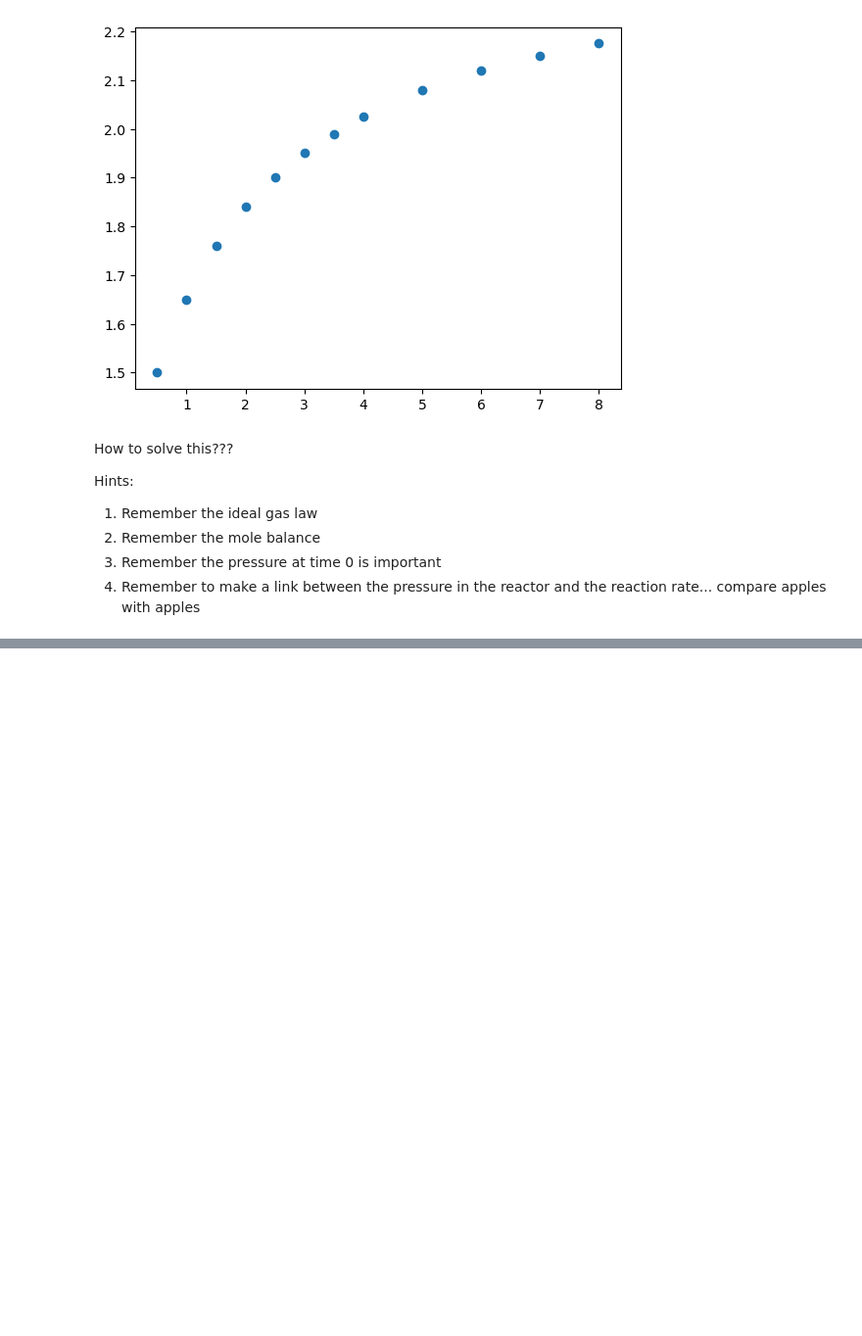
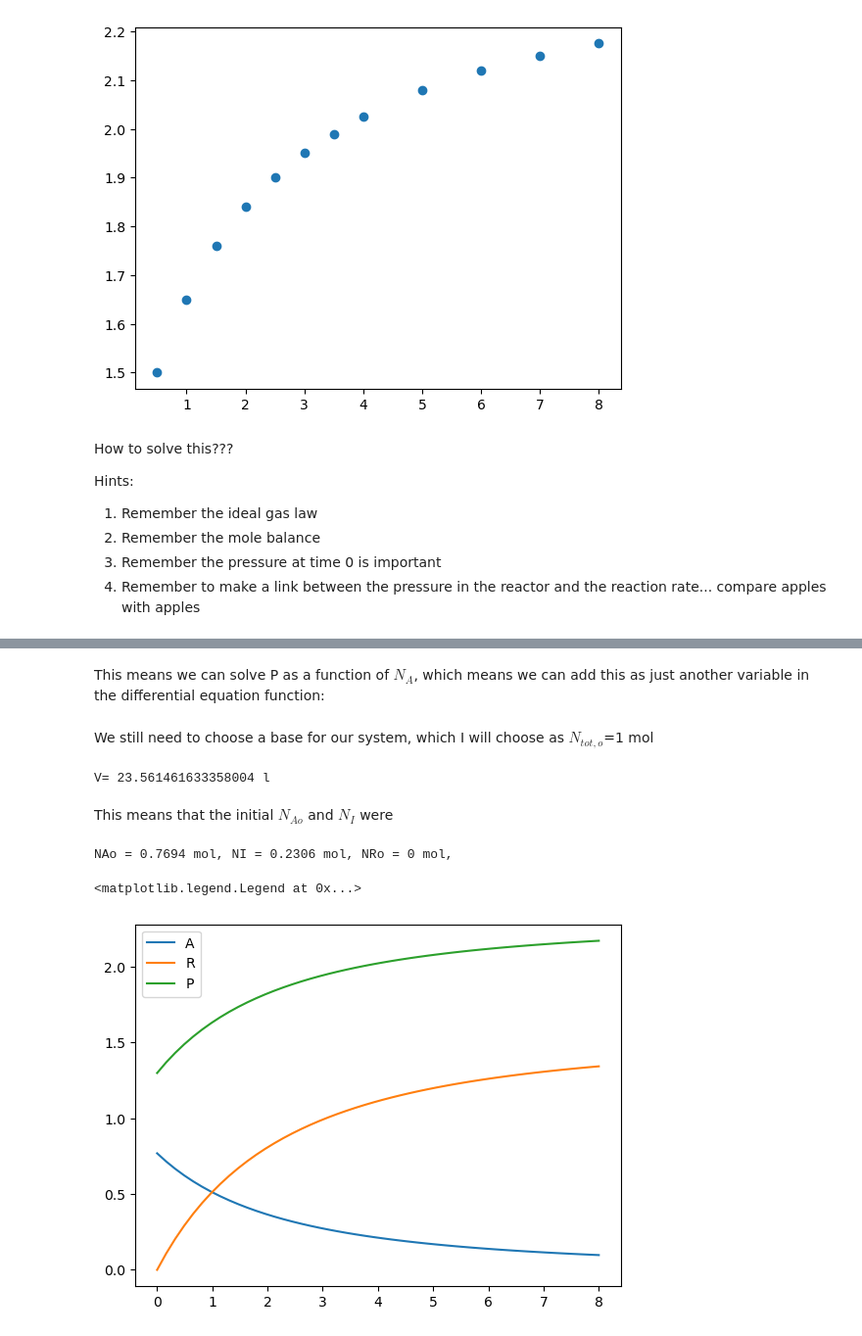
Before and after one commit to HGBrink/CKN321_2023, a Jupyter notebook: Chapter 2/Chapter 2.ipynb, the cells around one changed output, grey strips where cells are left out. Shown at 98% size. Saved outputs shown, nothing was run; the diff lists cells and outputs as text; code cells hidden in the pictures; blank space fills up the shorter version.

```diff
--- a/Chapter 2/Chapter 2.ipynb
+++ b/Chapter 2/Chapter 2.ipynb
@@ -98,0 +264,58 @@ Hints:
+# %% [markdown]
+This means we can solve P as a function of $N_A$, which means we can add this as just another variable in the differential equation function:
+# %%
+def ri(NA):
+    return -k*(NA/V)**n
+
+def diffs(var, t): #remember to describe the dependent variable and then the independent variable
+    NA = var[0]
+    NR = var[1]
+    P = var[2]
+    rA = ri(NA)
+    rR = -2*rA
+    dNAdt = rA*V
+    dNRdt = rR*V
+    dPdt = R*T*-rA
+    return [dNAdt, dNRdt, dPdt]
+# %% [markdown]
+We still need to choose a base for our system, which I will choose as $N_{tot,o}$=1 mol
+# %%
+P = Ptoto*101.325 #kPa
+Ntoto = 1 #mol
+R = 8.314 #kPa.L/mol.K
+T = 100+273.15 #K
+
+V = Ntoto*R*T/(P)
+
+print('V=', V, 'l')
+# %% [output]
+V= 23.561461633358004 l
+# %% [markdown]
+This means that the initial $N_{Ao}$ and $N_I$ were
+# %%
+NAo = 0.7694*Ntoto
+NI = 0.2306*Ntoto
+NRo = 0
+
+print('NAo =', NAo, 'mol,', 'NI =', NI, 'mol,', 'NRo =', NRo, 'mol,')
+# %% [output]
+NAo = 0.7694 mol, NI = 0.2306 mol, NRo = 0 mol,
+# %%
+from scipy.integrate import odeint
+from numpy import linspace
+
+def sol(k, n):
+    tspan = linspace(0, 8)
+    var = odeint(diffs, [NAo, NRo, Ptoto*101.325], tspan)
+    return var
+
+var = sol(1, 1)
+NA = var[:, 0]
+NR = var[:, 1]
+P = var[:, 2]
+
+plt.plot(tspan, NA, tspan, NR, tspan, P/101.325)
+plt.legend(['A', 'R', 'P'])
+# %% [output]
+<matplotlib.legend.Legend at 0x...>
+[figure, added]
```
Also changed, not shown: parts of 26 cells of this notebook.
